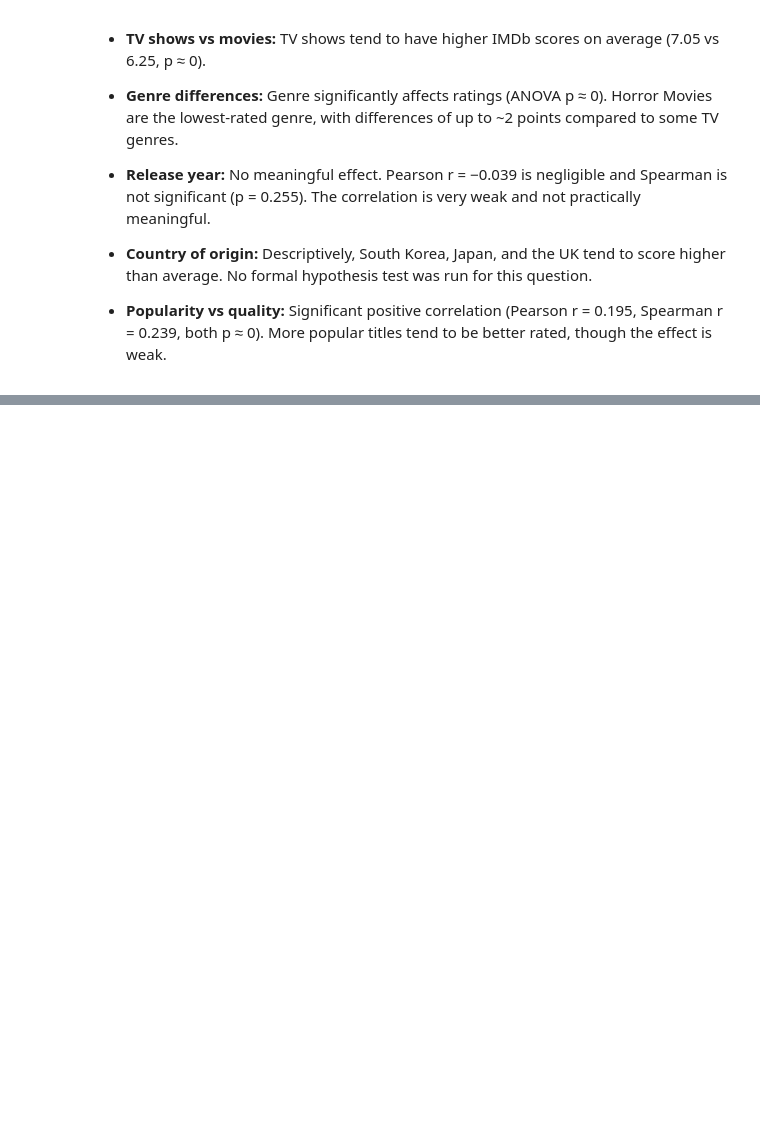
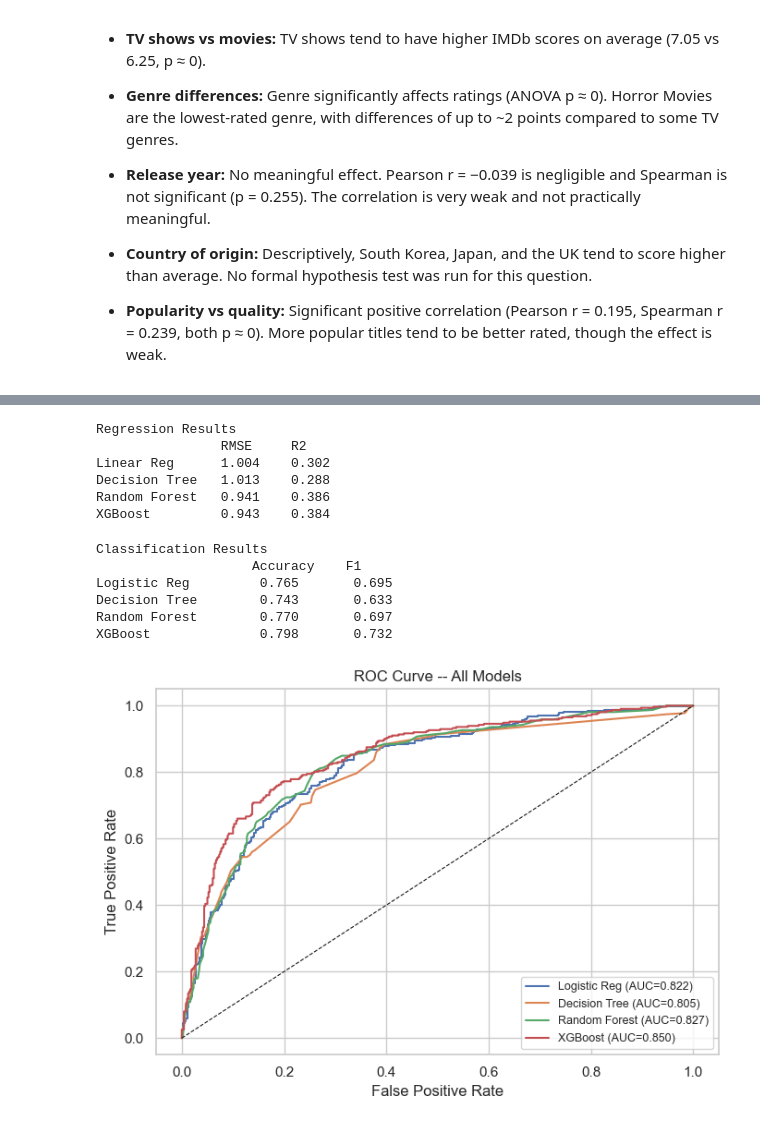
Before and after one commit to elif-aksy/netflix-success-prediction-dsa210termproject, a Jupyter notebook: notebooks/eda.ipynb, the cells around one changed output, grey strips where cells are left out. Drawn from its saved outputs; the diff is of its cells as text; code cells hidden in the pictures; blank space fills up the shorter version.

```diff
--- a/notebooks/eda.ipynb
+++ b/notebooks/eda.ipynb
@@ -561,0 +738,78 @@ There is a statistically significant correlation between vote count and IMDb sco
+# %%
+from sklearn.tree import DecisionTreeRegressor, DecisionTreeClassifier
+from xgboost import XGBRegressor, XGBClassifier
+
+# Regression
+dt_reg = DecisionTreeRegressor(max_depth=6, random_state=42)
+dt_reg.fit(X_train, y_train)
+dt_reg_pred = dt_reg.predict(X_test)
+dt_reg_rmse = mean_squared_error(y_test, dt_reg_pred) ** 0.5
+dt_reg_r2 = r2_score(y_test, dt_reg_pred)
+
+xgb_reg = XGBRegressor(n_estimators=100, max_depth=4, learning_rate=0.1, random_state=42, verbosity=0)
+xgb_reg.fit(X_train, y_train)
+xgb_reg_pred = xgb_reg.predict(X_test)
+xgb_reg_rmse = mean_squared_error(y_test, xgb_reg_pred) ** 0.5
+xgb_reg_r2 = r2_score(y_test, xgb_reg_pred)
+
+print('Regression Results')
+print('                RMSE     R2')
+print(f'Linear Reg      {lr_rmse:.3f}    {lr_r2:.3f}')
+print(f'Decision Tree   {dt_reg_rmse:.3f}    {dt_reg_r2:.3f}')
+print(f'Random Forest   {rf_rmse:.3f}    {rf_r2:.3f}')
+print(f'XGBoost         {xgb_reg_rmse:.3f}    {xgb_reg_r2:.3f}')
+# %% [output]
+Regression Results
+                RMSE     R2
+Linear Reg      1.004    0.302
+Decision Tree   1.013    0.288
+Random Forest   0.941    0.386
+XGBoost         0.943    0.384
+# %%
+# Classification
+dt_clf = DecisionTreeClassifier(max_depth=6, random_state=42)
+dt_clf.fit(X_train_c, y_train_c)
+dt_clf_pred = dt_clf.predict(X_test_c)
+
+xgb_clf = XGBClassifier(n_estimators=100, max_depth=4, learning_rate=0.1,
+                         random_state=42, verbosity=0, eval_metric='logloss')
+xgb_clf.fit(X_train_c, y_train_c)
+xgb_clf_pred = xgb_clf.predict(X_test_c)
+
+print('Classification Results')
+print('                    Accuracy    F1')
+print(f'Logistic Reg         {accuracy_score(y_test_c, log_pred):.3f}       {f1_score(y_test_c, log_pred):.3f}')
+print(f'Decision Tree        {accuracy_score(y_test_c, dt_clf_pred):.3f}       {f1_score(y_test_c, dt_clf_pred):.3f}')
+print(f'Random Forest        {accuracy_score(y_test_c, rf_clf_pred):.3f}       {f1_score(y_test_c, rf_clf_pred):.3f}')
+print(f'XGBoost              {accuracy_score(y_test_c, xgb_clf_pred):.3f}       {f1_score(y_test_c, xgb_clf_pred):.3f}')
+# %% [output]
+Classification Results
+                    Accuracy    F1
+Logistic Reg         0.765       0.695
+Decision Tree        0.743       0.633
+Random Forest        0.770       0.697
+XGBoost              0.798       0.732
+# %%
+# ROC curve — all 4 classifiers
+xgb_proba = xgb_clf.predict_proba(X_test_c)[:, 1]
+dt_proba = dt_clf.predict_proba(X_test_c)[:, 1]
+
+plt.figure(figsize=(7, 5))
+for proba, label in [
+    (log_proba, f'Logistic Reg (AUC={roc_auc_score(y_test_c, log_proba):.3f})'),
+    (dt_proba,  f'Decision Tree (AUC={roc_auc_score(y_test_c, dt_proba):.3f})'),
+    (rf_proba,  f'Random Forest (AUC={roc_auc_score(y_test_c, rf_proba):.3f})'),
+    (xgb_proba, f'XGBoost (AUC={roc_auc_score(y_test_c, xgb_proba):.3f})'),
+]:
+    fpr, tpr, _ = roc_curve(y_test_c, proba)
+    plt.plot(fpr, tpr, label=label)
+
+plt.plot([0, 1], [0, 1], 'k--', linewidth=0.8)
+plt.xlabel('False Positive Rate')
+plt.ylabel('True Positive Rate')
+plt.title('ROC Curve -- All Models')
+plt.legend(fontsize=9)
+plt.tight_layout()
+plt.show()
+# %% [output]
+[figure, added]
```
Also changed, not shown: parts of 17 cells of this notebook, 1 other file.
